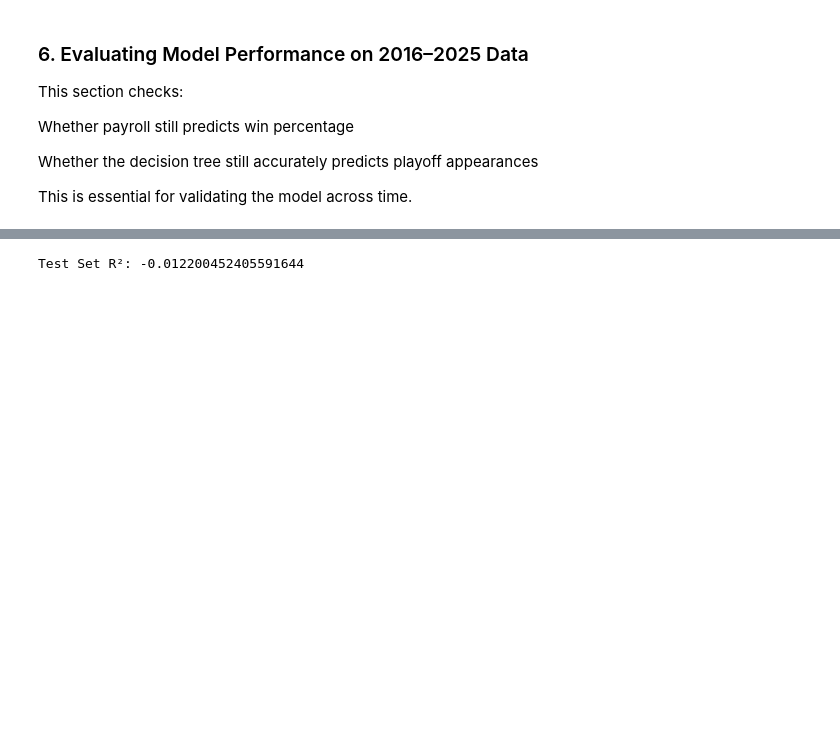
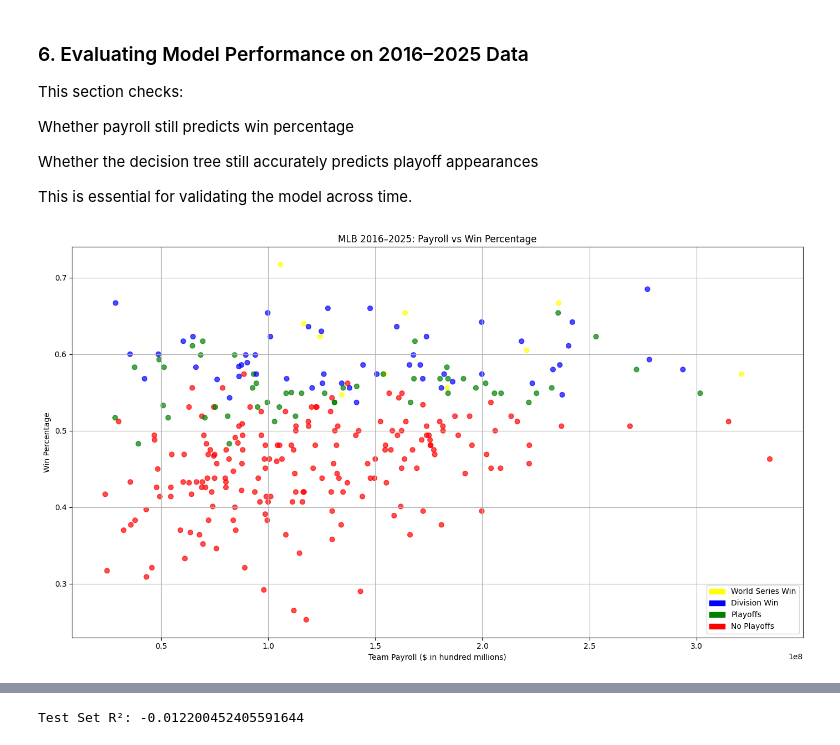
Before and after one commit to brendanmcoyne/CS506-FinalProject, a Jupyter notebook: Graphs.ipynb, the cells around one changed output, grey strips where cells are left out. Saved outputs shown, nothing was run; the diff lists cells and outputs as text; code cells hidden in the pictures; blank space fills up the shorter version.

```diff
--- a/Graphs.ipynb
+++ b/Graphs.ipynb
@@ -292,3 +305,59 @@ Whether payroll still predicts win percentage
 Whether the decision tree still accurately predicts playoff appearances
 
 This is essential for validating the model across time.
+# %%
+import pandas as pd
+import matplotlib.pyplot as plt
+import numpy as np
+import matplotlib.patches as mpatches
+
+# Load Data
+standings = pd.read_csv("mlb_2016_2025_standings.csv")
+payrolls = pd.read_csv("mlb_2016_2025_payrolls.csv")
+
+standings = standings[standings["Team"] != "Tm"]
+
+# Strip whitespace
+payrolls["Team"] = payrolls["Team"].str.strip()
+
+# Merge datasets
+merged = pd.merge(standings, payrolls, on=["Year", "Team"], how="inner")
+df = merged.copy()
+
+merged["Wpct"] = merged["Wpct"].astype(str).apply(lambda x: float(x) if float(x) > 1 else float("0"+str(x)))
+merged["Payroll"] = merged["Payroll"].astype(float)
+
+def assign_color(row):
+    if row["WorldSeriesWin"] == 1:
+        return "yellow"
+    elif row["DivisionWin"] == 1:
+        return "blue"
+    elif row["Playoffs"] == 1:
+        return "green"
+    else:
+        return "red"
+
+merged["Color"] = merged.apply(assign_color, axis=1)
+
+# Plot
+plt.figure(figsize=(14,8))
+plt.scatter(merged["Payroll"], merged["Wpct"], color=merged["Color"], s=40, alpha=0.7)
+
+plt.title("MLB 2016–2025: Payroll vs Win Percentage")
+plt.xlabel("Team Payroll ($ in hundred millions)")
+plt.ylabel("Win Percentage")
+plt.grid(True)
+
+# Add legend
+legend_patches = [
+    mpatches.Patch(color='yellow', label='World Series Win'),
+    mpatches.Patch(color='blue', label='Division Win'),
+    mpatches.Patch(color='green', label='Playoffs'),
+    mpatches.Patch(color='red', label='No Playoffs')
+]
+plt.legend(handles=legend_patches, loc='lower right')
+
+plt.tight_layout()
+plt.show()
+# %% [output]
+[figure, added]
```
Also changed, not shown: parts of 10 cells of this notebook, 3 other files.
